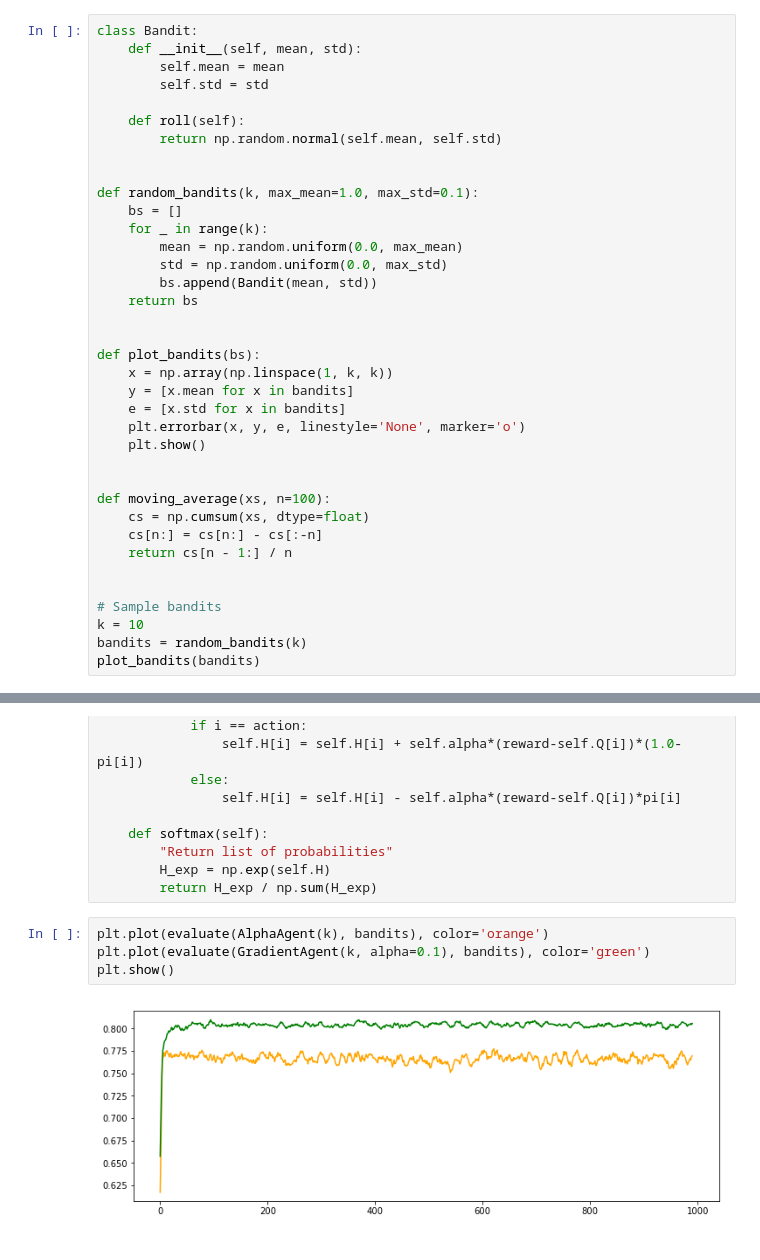
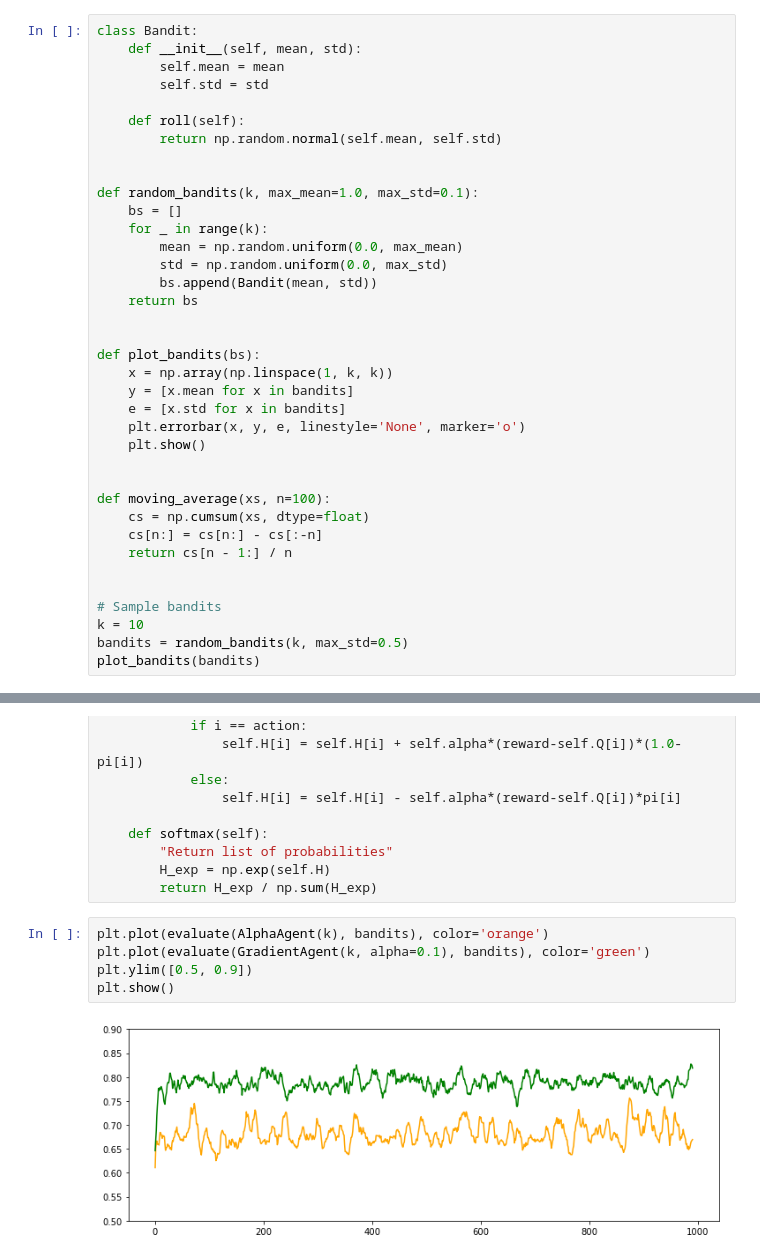
Before and after one commit to klangner/reinforcement-learning, a Jupyter notebook: notebooks/sutton/2.7 - Gradient Bandit.ipynb, the cells around one changed output, grey strips where cells are left out. Drawn from its saved outputs; the diff is of its cells as text.

Commit message:
Bigger std for Gradient  bandit

```diff
--- a/notebooks/sutton/2.7 - Gradient Bandit.ipynb
+++ b/notebooks/sutton/2.7 - Gradient Bandit.ipynb
@@ -43,6 +43,6 @@ def moving_average(xs, n=100):
 
 # Sample bandits
 k = 10
-bandits = random_bandits(k)
+bandits = random_bandits(k, max_std=0.5)
 plot_bandits(bandits)
 # %% [output]
@@ -133,7 +133,8 @@ class GradientAgent:
 # %%
 plt.plot(evaluate(AlphaAgent(k), bandits), color='orange')
 plt.plot(evaluate(GradientAgent(k, alpha=0.1), bandits), color='green')
+plt.ylim([0.5, 0.9])
 plt.show()
 # %% [output]
-[figure, old version]
+[figure, new version]
 # %% [markdown]
```
Also changed, not shown: parts of 2 cells of this notebook.
